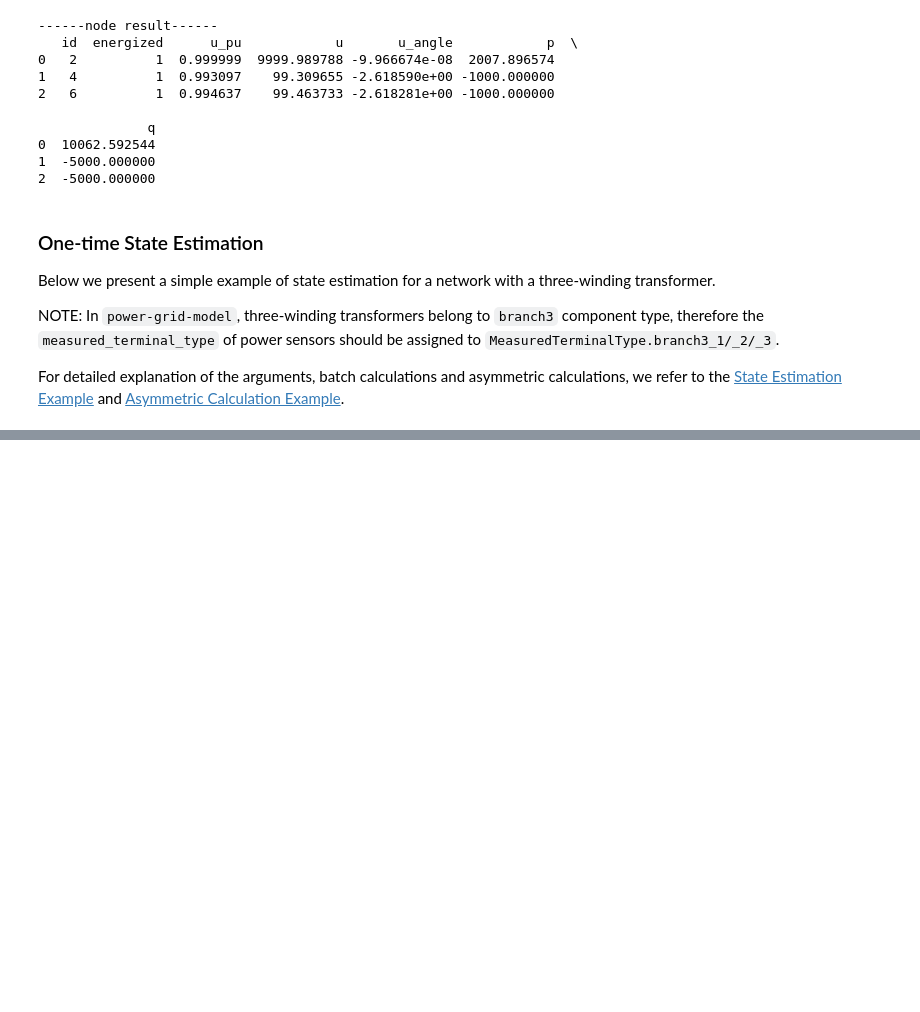
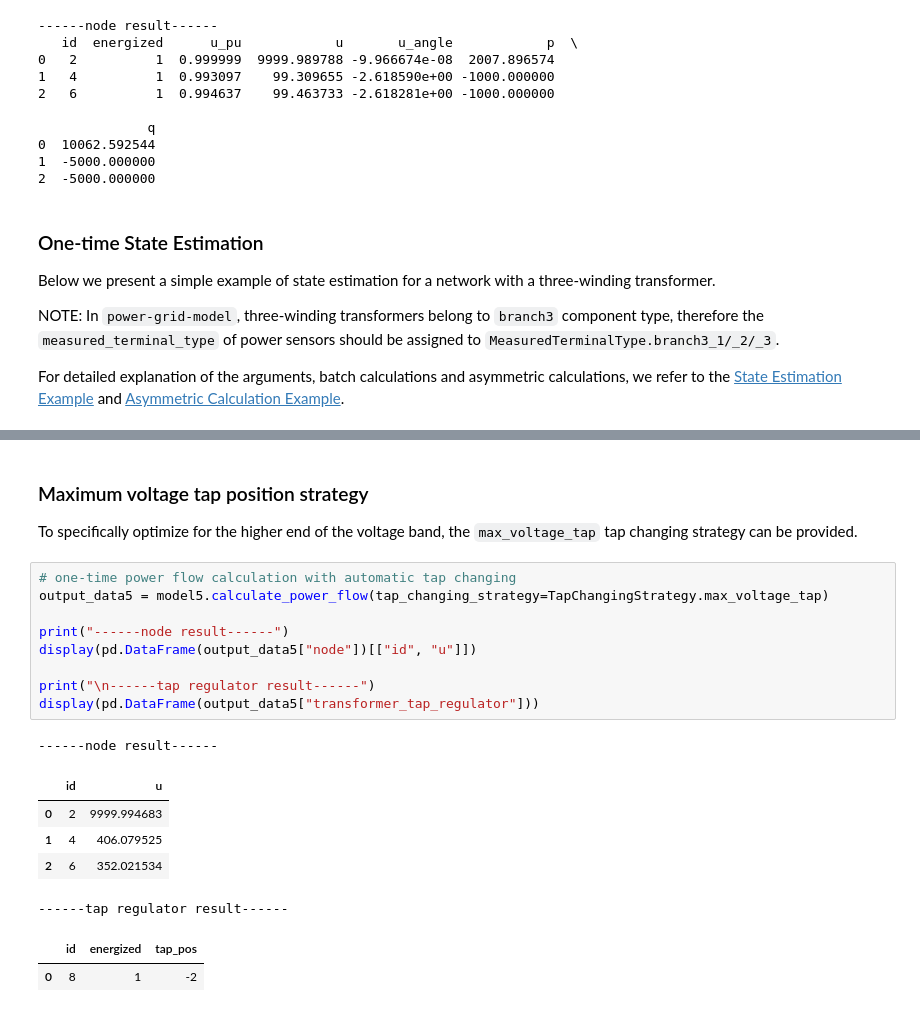
Before and after one commit to PowerGridModel/power-grid-model-workshop, a Jupyter notebook: examples/Transformer Examples.ipynb, the cells around one changed output, grey strips where cells are left out. Saved outputs shown, nothing was run; the diff lists cells and outputs as text; blank space fills up the shorter version.

```diff
--- a/examples/Transformer Examples.ipynb
+++ b/examples/Transformer Examples.ipynb
@@ -392,0 +574,22 @@ print(pd.DataFrame(output_data4["three_winding_transformer"]))
+# %% [markdown]
+### Maximum voltage tap position strategy
+
+To specifically optimize for the higher end of the voltage band, the `max_voltage_tap` tap changing strategy can be provided.
+# %%
+# one-time power flow calculation with automatic tap changing
+output_data5 = model5.calculate_power_flow(tap_changing_strategy=TapChangingStrategy.max_voltage_tap)
+
+print("------node result------")
+display(pd.DataFrame(output_data5["node"])[["id", "u"]])
+
+print("\n------tap regulator result------")
+display(pd.DataFrame(output_data5["transformer_tap_regulator"]))
+# %% [output]
+------node result------
+|  | id | u |
+| 0 | 2 | 9999.994683 |
+| 1 | 4 | 406.079525 |
+| 2 | 6 | 352.021534 |
+------tap regulator result------
+|  | id | energized | tap_pos |
+| 0 | 8 | 1 | -2 |
```
Also changed, not shown: parts of 25 cells of this notebook, 1 other file.
